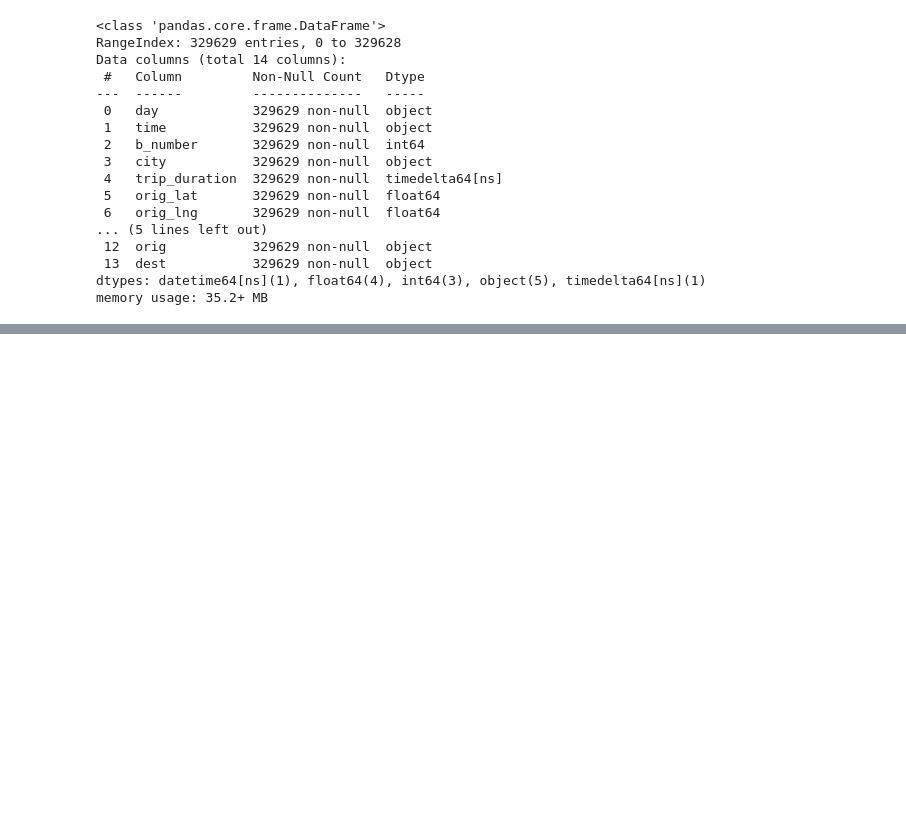
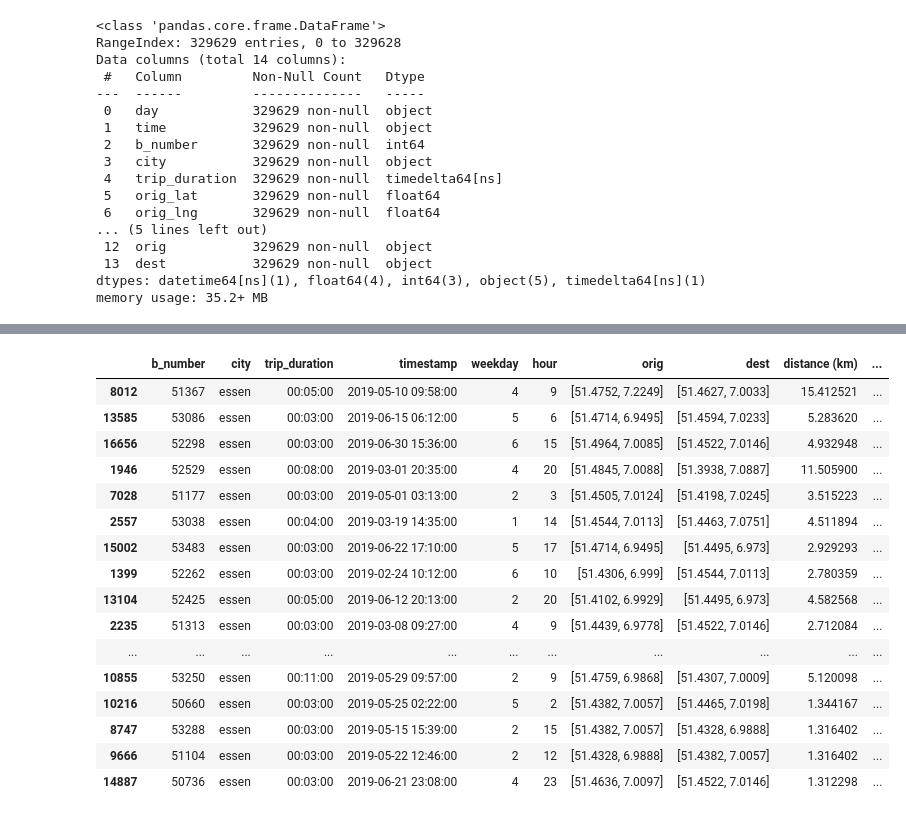
Before and after one commit to Simbonobo/anacondas, a Jupyter notebook: Preprocessing.ipynb, the cells around one changed output, grey strips where cells are left out. Cells and saved outputs as stored; diff of their text form; code cells hidden in the pictures; blank space fills up the shorter version.

Commit message:
remove outliers and search for gaps in the data

```diff
--- a/Preprocessing.ipynb
+++ b/Preprocessing.ipynb
@@ -193,0 +310,10 @@ df_essen[df_essen["trip_duration"]>timedelta(hours=2, minutes=58)]
+# %%
+# Get the position outliers
+df_essen_bounds = df_essen[
+    ((df_essen["orig"].str[0] > essen_bounds["north_east"][0]) | (df_essen["orig"].str[0] < essen_bounds["south_west"][0])) |
+    ((df_essen["orig"].str[1] > essen_bounds["north_east"][1]) | (df_essen["orig"].str[1] < essen_bounds["south_west"][1])) |
+    ((df_essen["dest"].str[0] > essen_bounds["north_east"][0]) | (df_essen["dest"].str[0] < essen_bounds["south_west"][0])) |
+    ((df_essen["dest"].str[1] > essen_bounds["north_east"][1]) | (df_essen["dest"].str[1] < essen_bounds["south_west"][1]))]
+
+# Get all entries which are in the API bounds
+df_essen = df_essen[~df_essen.isin(df_essen_bounds).all(1)]
@@ -193,0 +360,4 @@ df_essen[df_essen["trip_duration"]>timedelta(hours=2, minutes=58)]
+# %%
+# Calculate the distance in kilometers between origin and destination
+df_essen["distance (km)"] = df_essen.apply(lambda row: haversine(row["orig"], row["dest"]), axis=1)
+df_essen.drop(["day", "time", "orig_lat", "orig_lng", "dest_lat", "dest_lng"], axis=1)
@@ -193,0 +378,4 @@ df_essen[df_essen["trip_duration"]>timedelta(hours=2, minutes=58)]
+# %%
+# Calculate the km/h for each trip
+df_essen["km/h"] = df_essen.apply(lambda row: row["distance (km)"]/(row["trip_duration"].seconds/3600), axis=1)
+df_essen.drop(["day", "time", "orig_lat", "orig_lng", "dest_lat", "dest_lng"], axis=1)
@@ -193,0 +396,22 @@ df_essen[df_essen["trip_duration"]>timedelta(hours=2, minutes=58)]
+# %%
+# Print all trips with a speed of more than 25 km/h
+df_essen_fast_travel = df_essen[(df_essen["km/h"] > 25)]
+df_essen_fast_travel.sort_values(["km/h"], ascending=False).drop(["day", "time", "orig_lat", "orig_lng", "dest_lat", "dest_lng"], axis=1)
+# %% [output]
+|  | b_number | city | trip_duration | timestamp | weekday | hour | orig | dest | distance (km) | ... |
+| 8012 | 51367 | essen | 00:05:00 | 2019-05-10 09:58:00 | 4 | 9 | [51.4752, 7.2249] | [51.4627, 7.0033] | 15.412521 | ... |
+| 13585 | 53086 | essen | 00:03:00 | 2019-06-15 06:12:00 | 5 | 6 | [51.4714, 6.9495] | [51.4594, 7.0233] | 5.283620 | ... |
+| 16656 | 52298 | essen | 00:03:00 | 2019-06-30 15:36:00 | 6 | 15 | [51.4964, 7.0085] | [51.4522, 7.0146] | 4.932948 | ... |
+| 1946 | 52529 | essen | 00:08:00 | 2019-03-01 20:35:00 | 4 | 20 | [51.4845, 7.0088] | [51.3938, 7.0887] | 11.505900 | ... |
+| 7028 | 51177 | essen | 00:03:00 | 2019-05-01 03:13:00 | 2 | 3 | [51.4505, 7.0124] | [51.4198, 7.0245] | 3.515223 | ... |
+| 2557 | 53038 | essen | 00:04:00 | 2019-03-19 14:35:00 | 1 | 14 | [51.4544, 7.0113] | [51.4463, 7.0751] | 4.511894 | ... |
+| 15002 | 53483 | essen | 00:03:00 | 2019-06-22 17:10:00 | 5 | 17 | [51.4714, 6.9495] | [51.4495, 6.973] | 2.929293 | ... |
+| 1399 | 52262 | essen | 00:03:00 | 2019-02-24 10:12:00 | 6 | 10 | [51.4306, 6.999] | [51.4544, 7.0113] | 2.780359 | ... |
+| 13104 | 52425 | essen | 00:05:00 | 2019-06-12 20:13:00 | 2 | 20 | [51.4102, 6.9929] | [51.4495, 6.973] | 4.582568 | ... |
+| 2235 | 51313 | essen | 00:03:00 | 2019-03-08 09:27:00 | 4 | 9 | [51.4439, 6.9778] | [51.4522, 7.0146] | 2.712084 | ... |
+| ... | ... | ... | ... | ... | ... | ... | ... | ... | ... | ... |
+| 10855 | 53250 | essen | 00:11:00 | 2019-05-29 09:57:00 | 2 | 9 | [51.4759, 6.9868] | [51.4307, 7.0009] | 5.120098 | ... |
+| 10216 | 50660 | essen | 00:03:00 | 2019-05-25 02:22:00 | 5 | 2 | [51.4382, 7.0057] | [51.4465, 7.0198] | 1.344167 | ... |
+| 8747 | 53288 | essen | 00:03:00 | 2019-05-15 15:39:00 | 2 | 15 | [51.4382, 7.0057] | [51.4328, 6.9888] | 1.316402 | ... |
+| 9666 | 51104 | essen | 00:03:00 | 2019-05-22 12:46:00 | 2 | 12 | [51.4328, 6.9888] | [51.4382, 7.0057] | 1.316402 | ... |
+| 14887 | 50736 | essen | 00:03:00 | 2019-06-21 23:08:00 | 4 | 23 | [51.4636, 7.0097] | [51.4522, 7.0146] | 1.312298 | ... |
```
Also changed, not shown: parts of 47 cells of this notebook.
